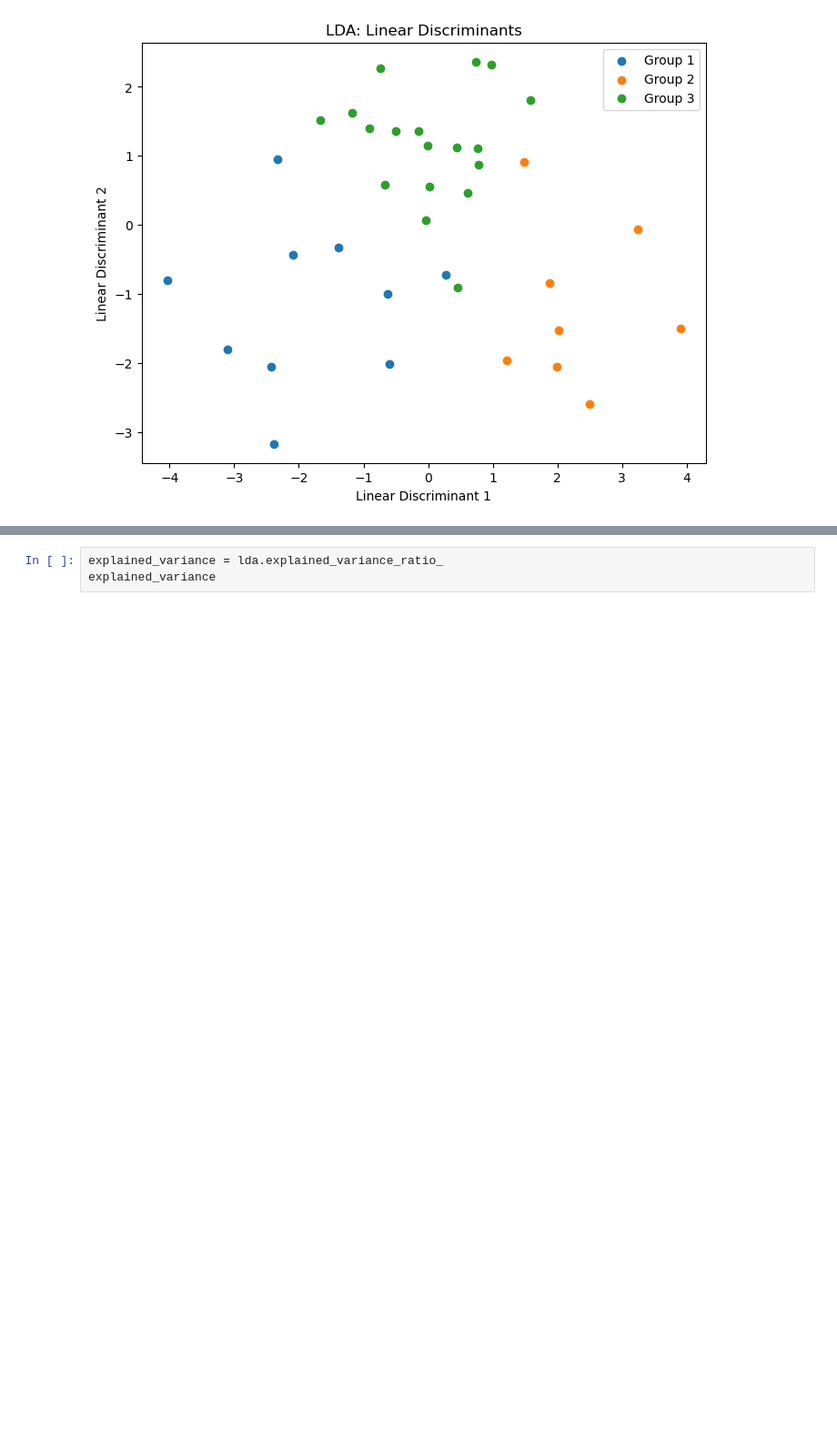
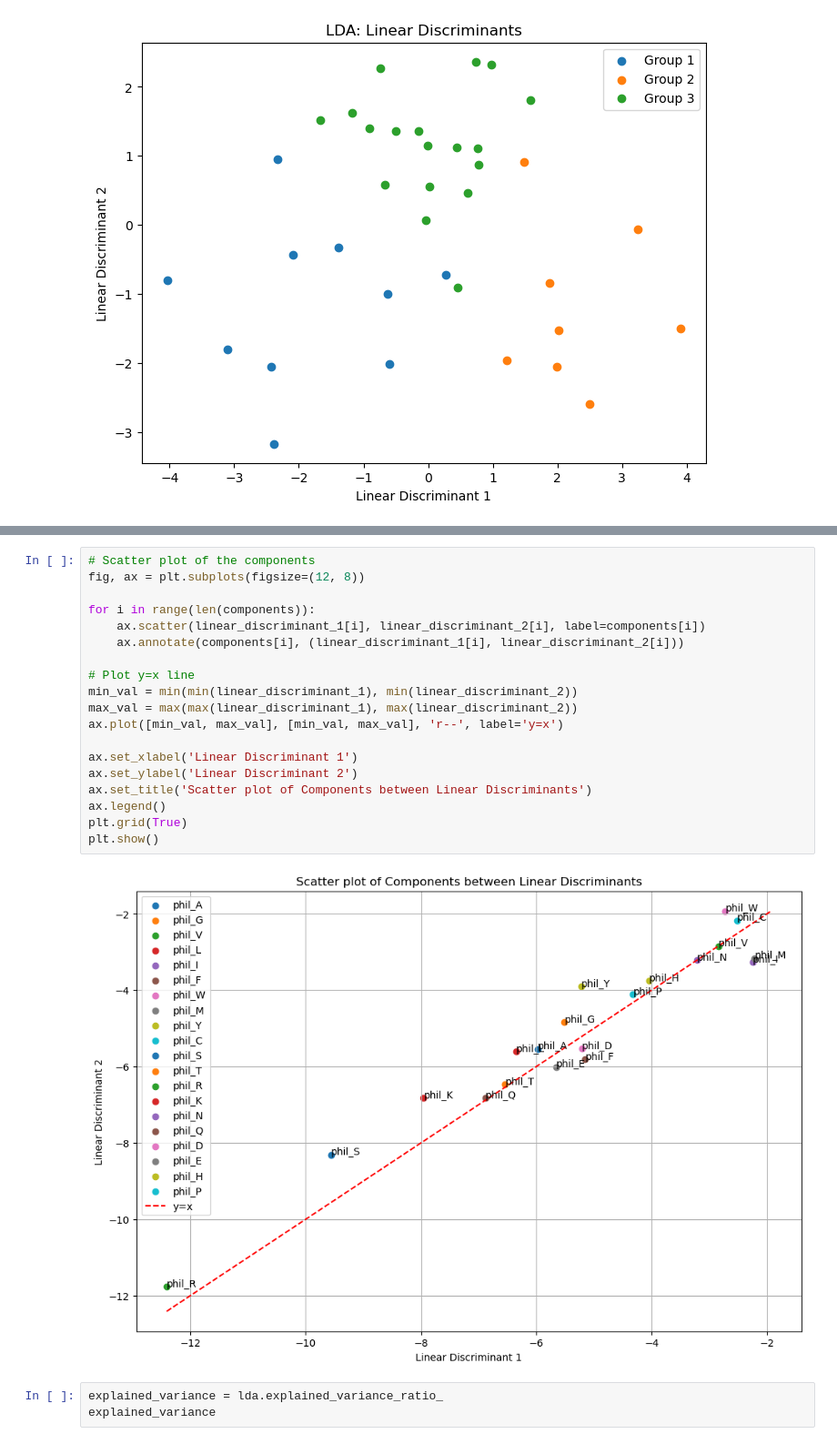
Before and after one commit to shokenlee/AH_AAcomposition, a Jupyter notebook: LDA.ipynb, the cells around one changed output, grey strips where cells are left out. Shown at 91% size. Cells and saved outputs as stored; diff of their text form; blank space fills up the shorter version.

```diff
--- a/LDA.ipynb
+++ b/LDA.ipynb
@@ -137,3 +138,24 @@ phil_P              -4.320653              -4.111268
+# %%
+# Scatter plot of the components
+fig, ax = plt.subplots(figsize=(12, 8))
+
+for i in range(len(components)):
+    ax.scatter(linear_discriminant_1[i], linear_discriminant_2[i], label=components[i])
+    ax.annotate(components[i], (linear_discriminant_1[i], linear_discriminant_2[i]))
+
+# Plot y=x line
+min_val = min(min(linear_discriminant_1), min(linear_discriminant_2))
+max_val = max(max(linear_discriminant_1), max(linear_discriminant_2))
+ax.plot([min_val, max_val], [min_val, max_val], 'r--', label='y=x')
+
+ax.set_xlabel('Linear Discriminant 1')
+ax.set_ylabel('Linear Discriminant 2')
+ax.set_title('Scatter plot of Components between Linear Discriminants')
+ax.legend()
+plt.grid(True)
+plt.show()
+# %% [output]
+[figure, added]
 # %%
 explained_variance = lda.explained_variance_ratio_
 explained_variance
```
Also changed, not shown: parts of 13 cells of this notebook.
